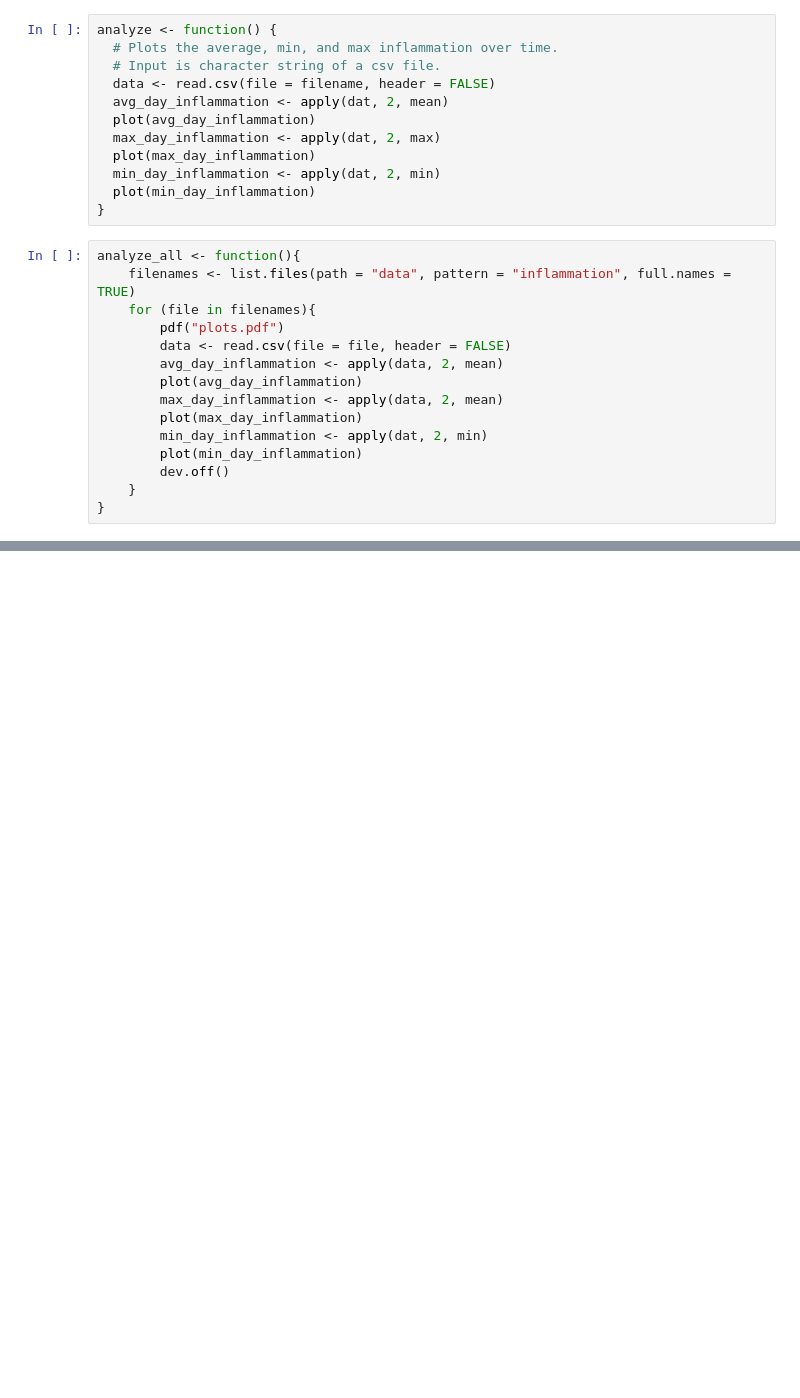
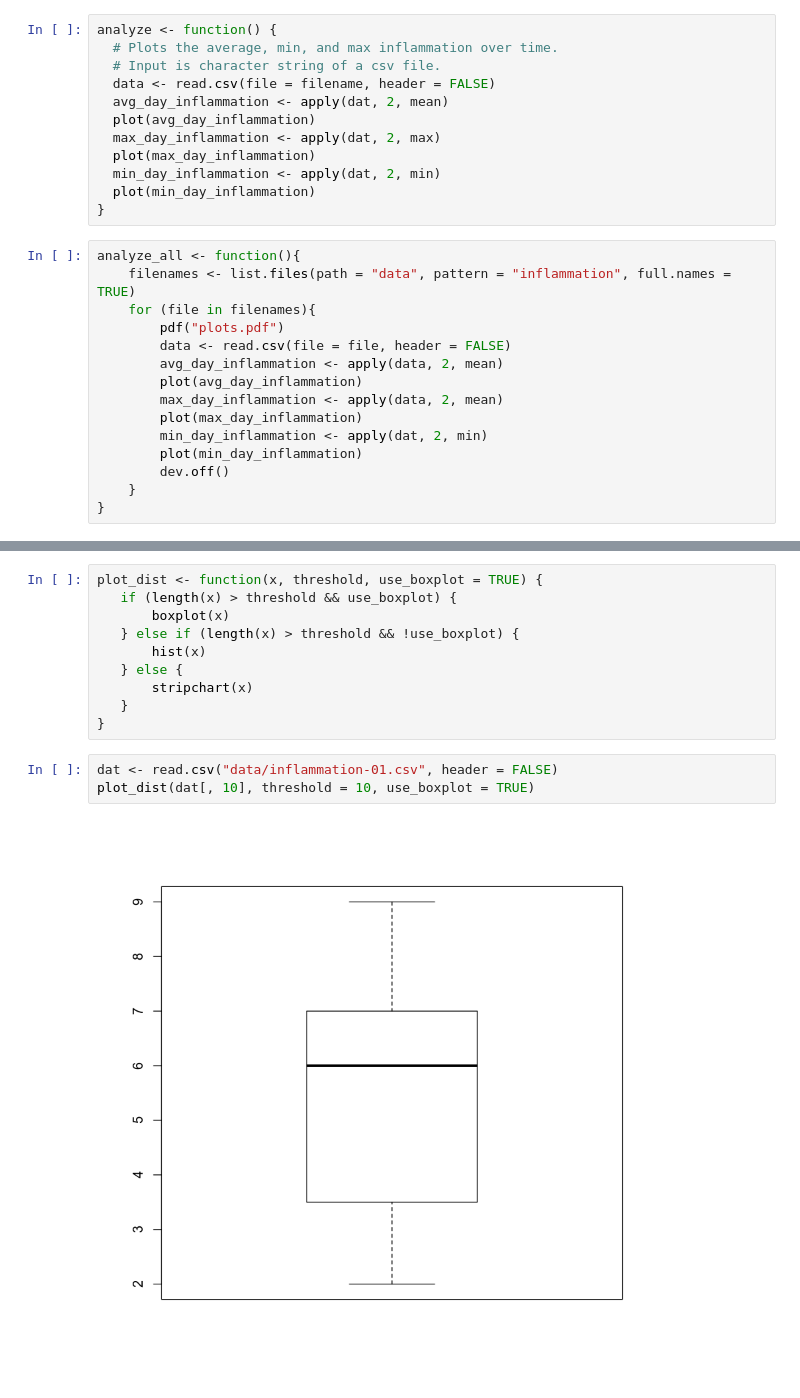
Before and after one commit to BryanAbuchery/Learning-R, a Jupyter notebook: r_novice_inflammation/Programming with R.ipynb, the cells around one changed output, grey strips where cells are left out. Drawn from its saved outputs; the diff is of its cells as text; blank space fills up the shorter version.

```diff
--- a/r_novice_inflammation/Programming with R.ipynb
+++ b/r_novice_inflammation/Programming with R.ipynb
@@ -823,0 +836,15 @@ analyze_all <- function(){
+# %%
+plot_dist <- function(x, threshold, use_boxplot = TRUE) {
+   if (length(x) > threshold && use_boxplot) {
+       boxplot(x)
+   } else if (length(x) > threshold && !use_boxplot) {
+       hist(x)
+   } else {
+       stripchart(x)
+   }
+}
+# %%
+dat <- read.csv("data/inflammation-01.csv", header = FALSE)
+plot_dist(dat[, 10], threshold = 10, use_boxplot = TRUE)
+# %% [output]
+[figure, added]
```
Also changed, not shown: parts of 17 cells of this notebook, 25 other files.
